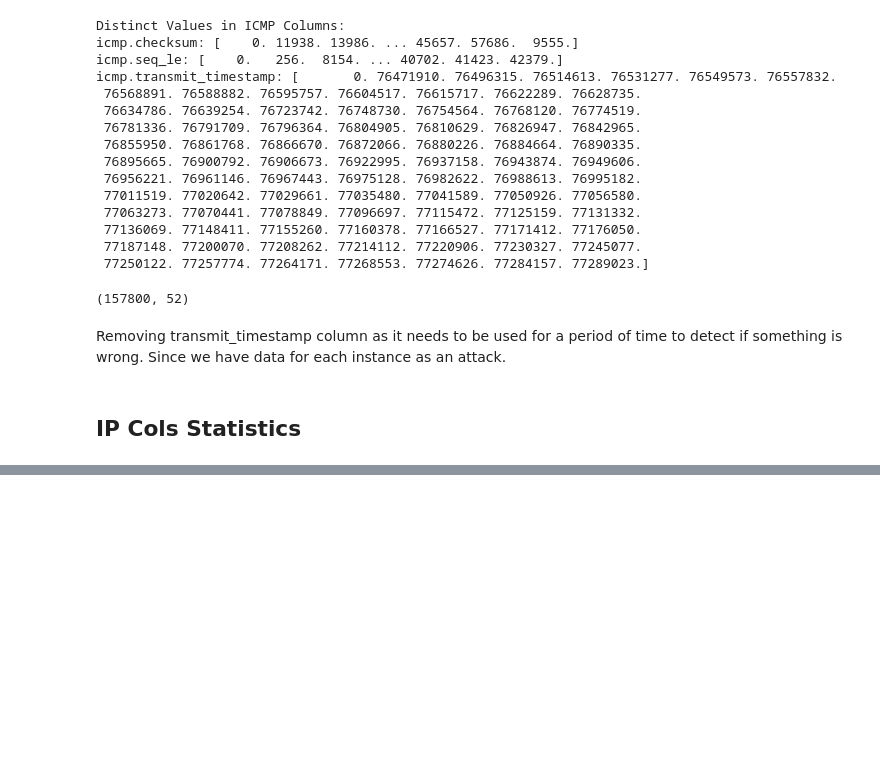
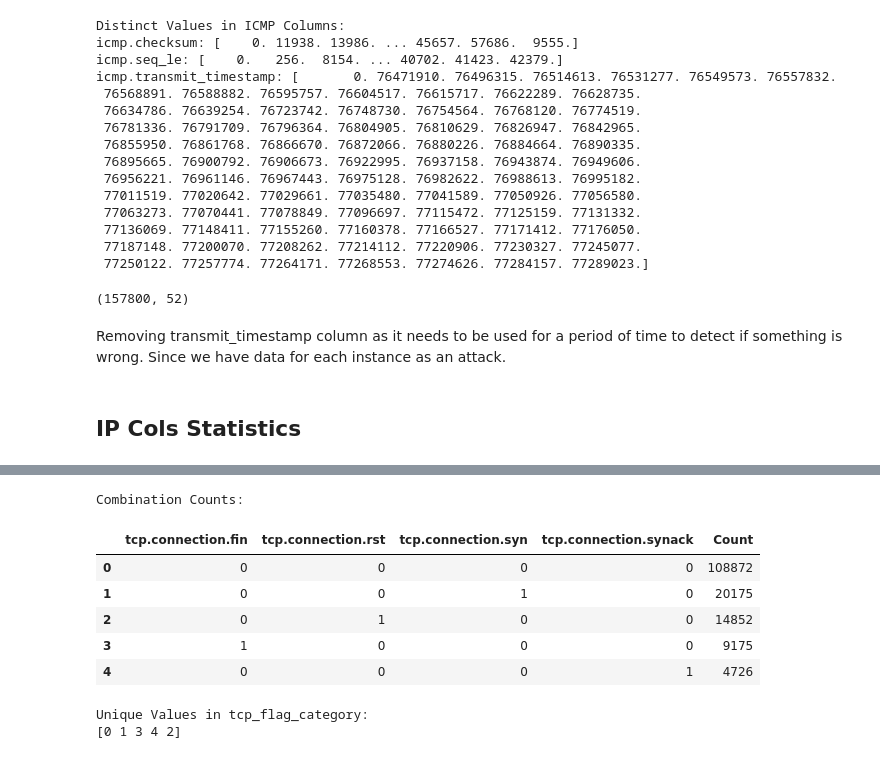
Before and after one commit to sachinprasanna7/AI-Based-Cloud-Protection, a Jupyter notebook: code.ipynb, the cells around one changed output, grey strips where cells are left out. Cells and saved outputs as stored; diff of their text form; code cells hidden in the pictures; blank space fills up the shorter version.

```diff
--- a/code.ipynb
+++ b/code.ipynb
@@ -301,0 +499,17 @@ Data Types of IP Columns:
+# %%
+# Define mapping for conversion
+referer_mapping = {
+    "0.0": 0, "0": 0, 0.0: 0,
+    "() { _; } >_[$($())] { echo 93e4r0-CVE-2014-6278: true; echo;echo; }": 1,
+    "127.0.0.1": 2
+}
+
+# Apply the mapping and convert to integer
+ML_df["http.referer"] = ML_df["http.referer"].replace(referer_mapping).astype(int)
+
+# Print updated unique values
+print("Updated Unique Values in http.referer Column:")
+print(ML_df["http.referer"].unique())
+
+# Print new data type
+print("\nData Type of http.referer Column:", ML_df["http.referer"].dtype)
@@ -301,0 +529,3 @@ Data Types of IP Columns:
+# %%
+# drop http.request.full_uri
+ML_df = ML_df.drop(columns=["http.request.full_uri"], errors="ignore")
@@ -301,0 +540,3 @@ Data Types of IP Columns:
+# %%
+# drop http.request.version
+ML_df = ML_df.drop(columns=["http.request.version"], errors="ignore")
@@ -301,0 +583,13 @@ Data Types of IP Columns:
+# %%
+# Selecting the four TCP connection columns
+tcp_flags = ["tcp.connection.fin", "tcp.connection.rst", "tcp.connection.syn", "tcp.connection.synack"]
+
+# Convert to integers (0 or 1)
+ML_df[tcp_flags] = ML_df[tcp_flags].astype(int)
+
+# Find unique combinations
+unique_combinations = ML_df[tcp_flags].drop_duplicates()
+
+# Print all unique (fin, rst, syn, synack) combinations
+print("Unique TCP Flag Combinations Found:")
+unique_combinations
@@ -301,0 +604,14 @@ Data Types of IP Columns:
+# %%
+# Count occurrences of each combination
+combination_counts = ML_df[tcp_flags].value_counts().reset_index()
+combination_counts.columns = ["tcp.connection.fin", "tcp.connection.rst", "tcp.connection.syn", "tcp.connection.synack", "Count"]
+print("\nCombination Counts:")
+combination_counts
+# %% [output]
+Combination Counts:
+|  | tcp.connection.fin | tcp.connection.rst | tcp.connection.syn | tcp.connection.synack | Count |
+| 0 | 0 | 0 | 0 | 0 | 108872 |
+| 1 | 0 | 0 | 1 | 0 | 20175 |
+| 2 | 0 | 1 | 0 | 0 | 14852 |
+| 3 | 1 | 0 | 0 | 0 | 9175 |
+| 4 | 0 | 0 | 0 | 1 | 4726 |
@@ -301,0 +632,7 @@ Data Types of IP Columns:
+# %%
+# Print unique values in the new column to verify
+print("Unique Values in tcp_flag_category:")
+print(ML_df["tcp_flag_category"].unique())
+# %% [output]
+Unique Values in tcp_flag_category:
+[0 1 3 4 2]
```
Also changed, not shown: parts of 73 cells of this notebook, 1 other file.
